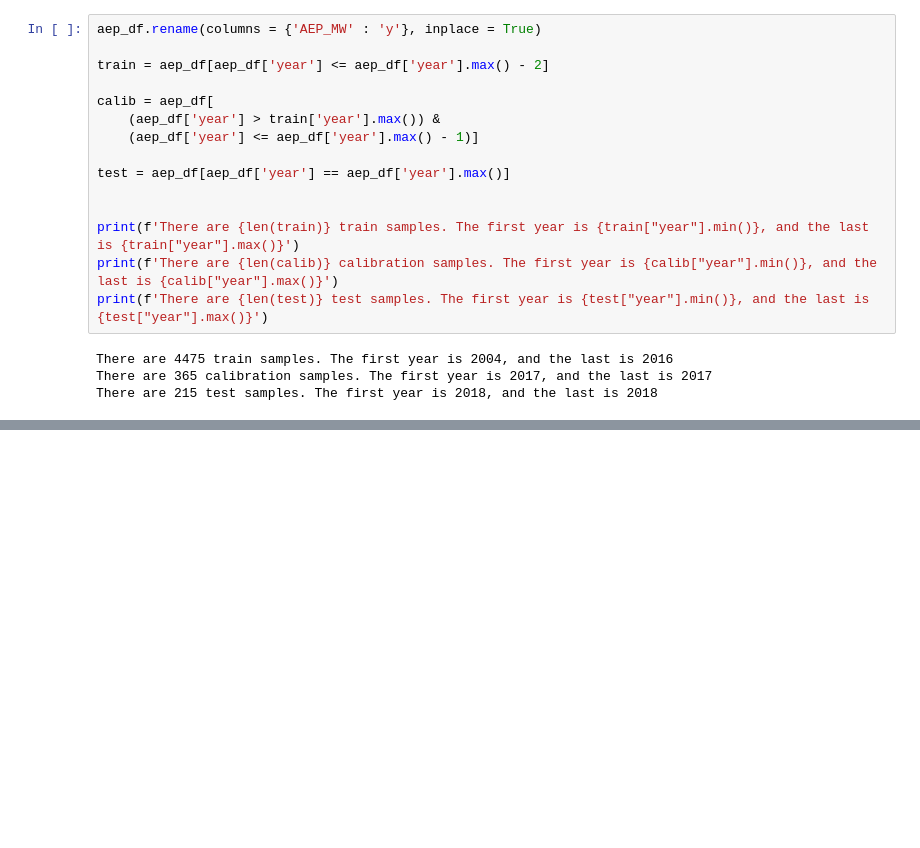
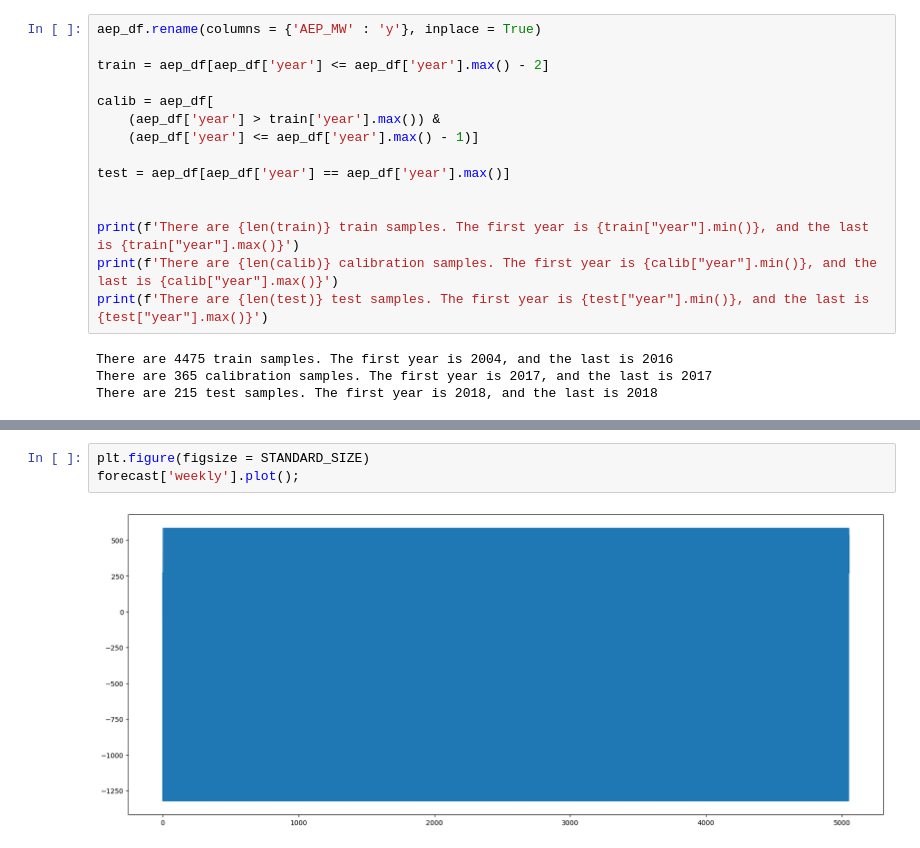
Before and after one commit to munas-git/US-Energy-Consumption-Forecasting-Prophet-NeuralProphet, a Jupyter notebook: analysis.ipynb, the cells around one changed output, grey strips where cells are left out. Cells and saved outputs as stored; diff of their text form; blank space fills up the shorter version.

```diff
--- a/analysis.ipynb
+++ b/analysis.ipynb
@@ -321,0 +437,5 @@ base_prophet_model = Prophet()
+# %%
+plt.figure(figsize = STANDARD_SIZE)
+forecast['weekly'].plot();
+# %% [output]
+[figure, added]
```
Also changed, not shown: parts of 20 cells of this notebook.
